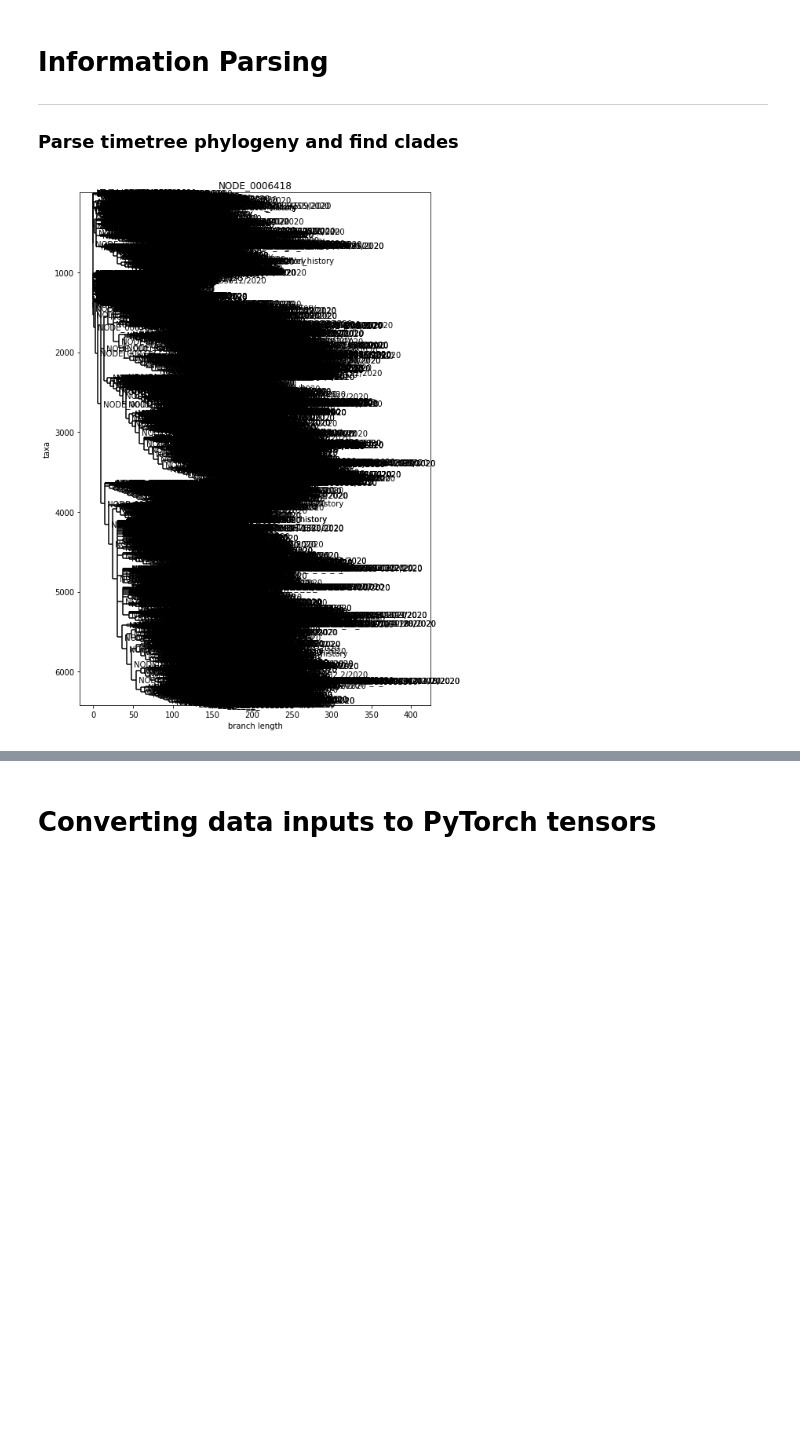
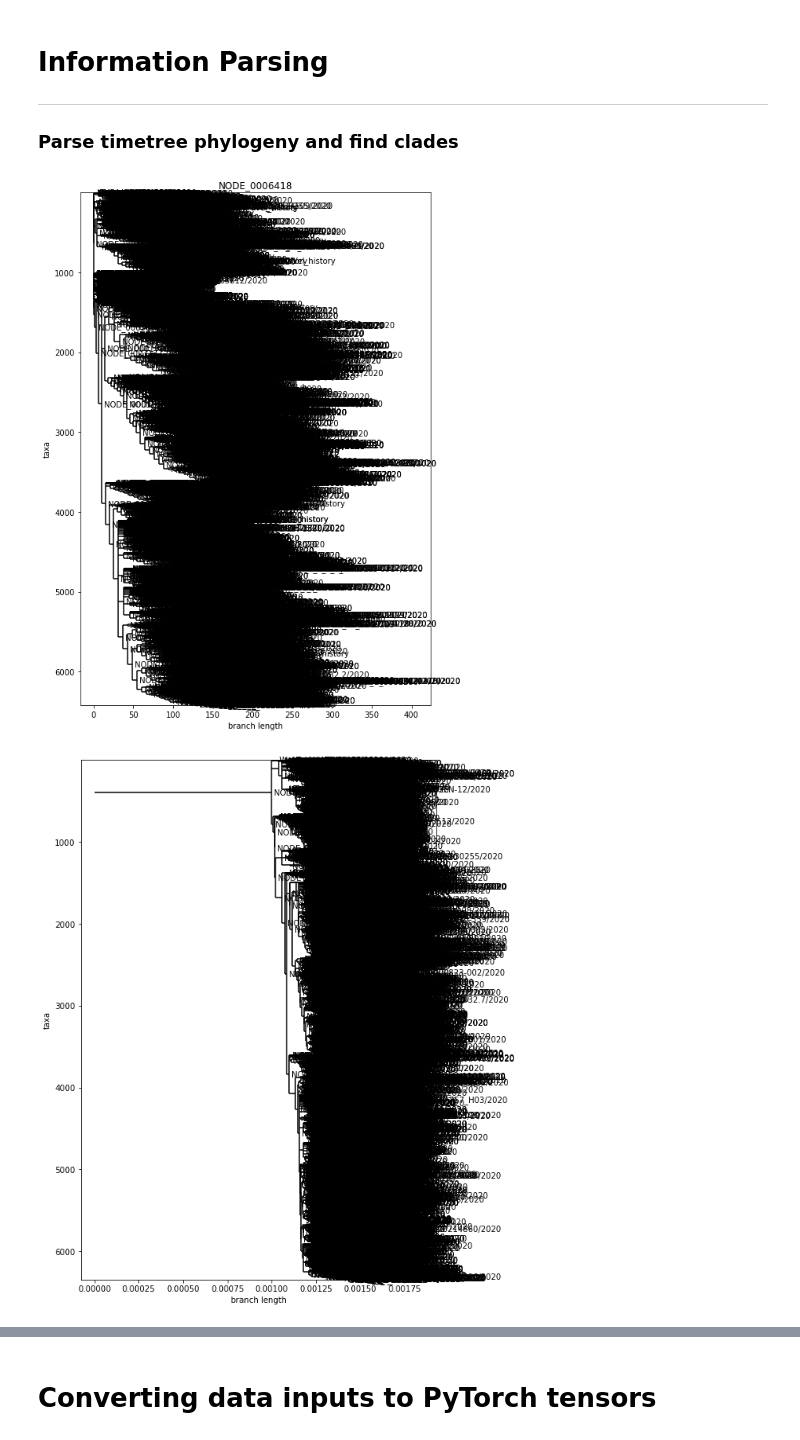
Before and after one commit to czbiohub/nf-epigen, a Jupyter notebook: exploration/update_pyro_data.ipynb, the cells around one changed output, grey strips where cells are left out. Saved outputs shown, nothing was run; the diff lists cells and outputs as text; code cells hidden in the pictures; blank space fills up the shorter version.

Commit message:
exploring differences between jsons and newicks

```diff
--- a/exploration/update_pyro_data.ipynb
+++ b/exploration/update_pyro_data.ipynb
@@ -34,11 +34,28 @@ print(pyro.__version__)
 ### Parse timetree phylogeny and find clades
 # %%
 # with auspice JSONs
-
 region = "california"
 tree_json = f"/home/phoenix/code/nf-epigen/jsons/ncov_{region}.json"
+tree_newick = f"/home/phoenix/code/nf-epigen/newicks/tree_{region}.nwk"
 
-with open(tree_json) as f:
-        tree = json.load(f)
+def get_phylogeny(tree_path, tree_type="newick"):
+    if tree_type == "newick":
+        with open(tree_newick) as f:
+            for phylogeny in Phylo.parse(f, "newick"):
+                break
+            return phylogeny
 
-phylogeny = json_to_tree(tree)
+    elif tree_type == "auspice_json":
+        with open(tree_json) as f:
+                tree = json.load(f)
+
+        phylogeny = json_to_tree(tree)
+        return phylogeny
+
+    else:
+        raise ValueError(
+            f"current tree_type {tree_type} not supported"
+        )
+
+phylogeny_auspice = get_phylogeny(tree_json, tree_type="auspice_json")
+phylogeny_newick = get_phylogeny(tree_newick, tree_type="newick")
@@ -53,9 +72,15 @@ for clade in phylogeny.find_clades():
 # %%
-Phylo.draw(phylogeny, do_show=False)
-plt.gcf().set_figwidth(8)
-plt.gcf().set_figheight(12)
+def draw_phylogeny(phylogeny):
+    Phylo.draw(phylogeny, do_show=False)
+    plt.gcf().set_figwidth(8)
+    plt.gcf().set_figheight(12)
+
+
+draw_phylogeny(phylogeny_auspice)
+draw_phylogeny(phylogeny_newick)
 # %% [output]
-[figure, old version]
+[figure, new version]
+[figure, added]
 # %%
 timeseries_path =f"/home/phoenix/code/nf-epigen/results/timeseries_cleaned/summary_{region}_timeseries_new_cases.tsv"
 df = pd.read_csv(timeseries_path, sep="\t")
```
Also changed, not shown: parts of 10 cells of this notebook.
